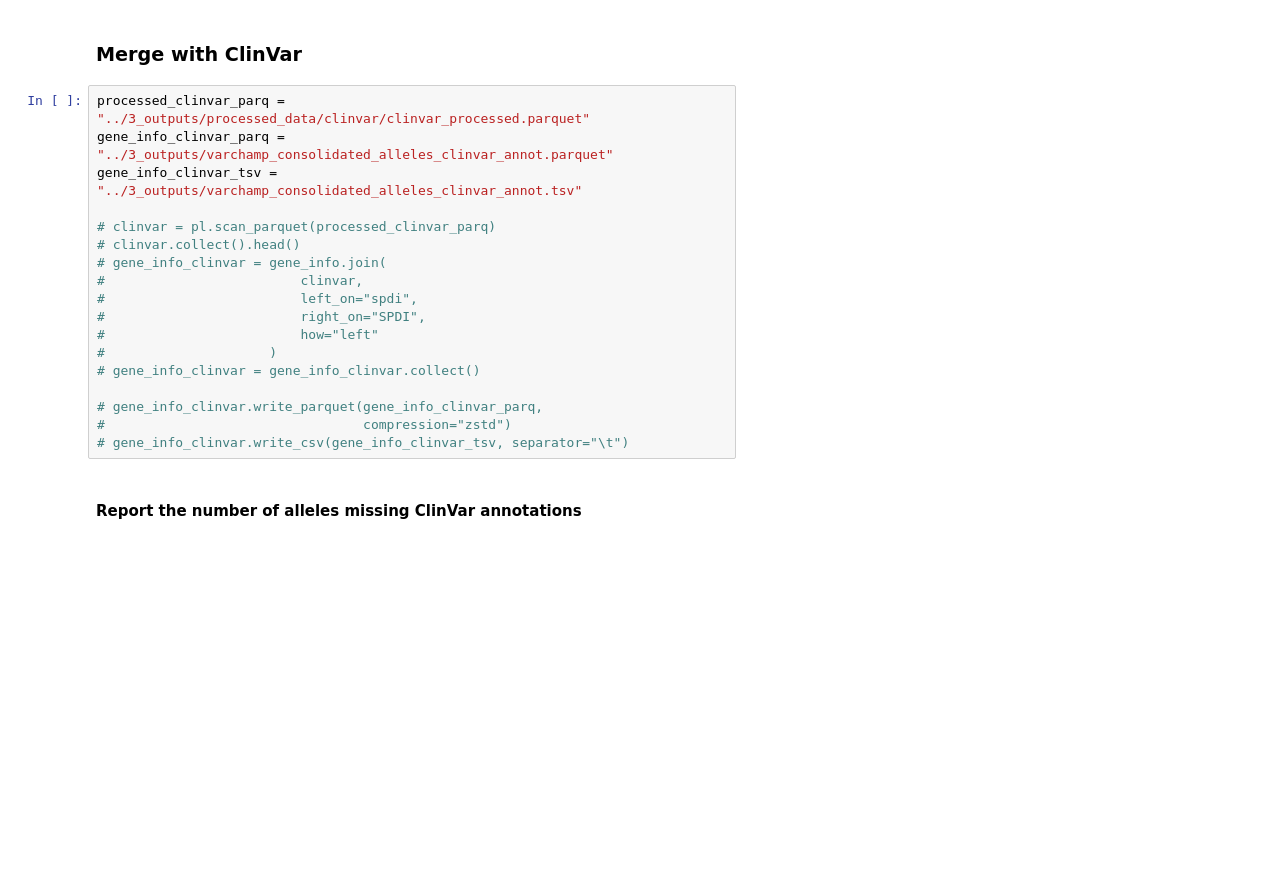
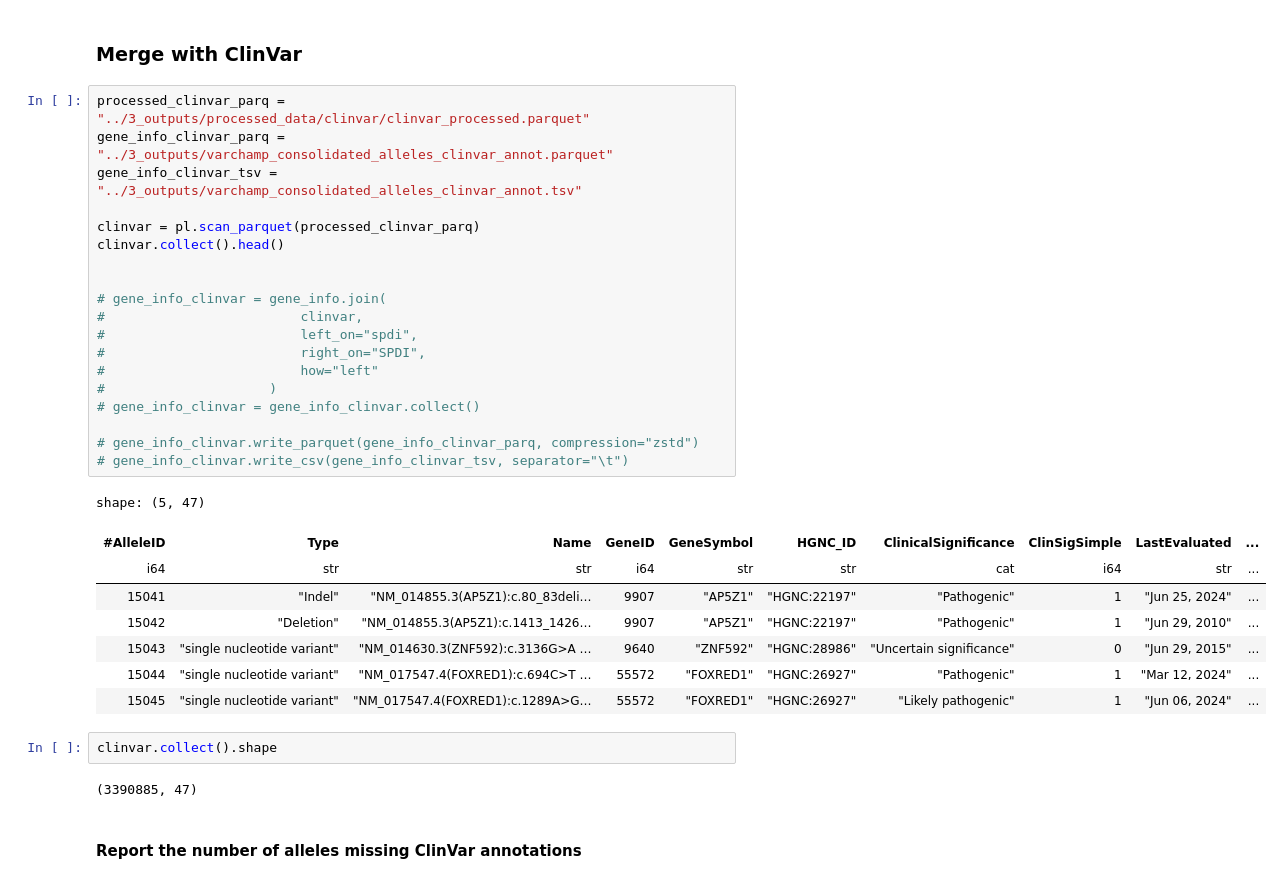
Before and after one commit to broadinstitute/2025_laval_submitted, a Jupyter notebook: 1_allele_collection/1_inputs/download_clinvar_gnomad.ipynb, the cells around one changed output. Cells and saved outputs as stored; diff of their text form; blank space fills up the shorter version.

Commit message:
Updating allele collection clinvar annotations and ai score clinvar annotations

```diff
--- a/1_allele_collection/1_inputs/download_clinvar_gnomad.ipynb
+++ b/1_allele_collection/1_inputs/download_clinvar_gnomad.ipynb
@@ -143,21 +206,35 @@ shape: (8_488, 17)
 # %%
 processed_clinvar_parq = "../3_outputs/processed_data/clinvar/clinvar_processed.parquet"
 gene_info_clinvar_parq = "../3_outputs/varchamp_consolidated_alleles_clinvar_annot.parquet"
 gene_info_clinvar_tsv = "../3_outputs/varchamp_consolidated_alleles_clinvar_annot.tsv"
 
-# clinvar = pl.scan_parquet(processed_clinvar_parq)
-# clinvar.collect().head()
+clinvar = pl.scan_parquet(processed_clinvar_parq)
+clinvar.collect().head()
+
+
 # gene_info_clinvar = gene_info.join(
 #                         clinvar,
 #                         left_on="spdi",
 #                         right_on="SPDI",
 #                         how="left"
 #                     )
 # gene_info_clinvar = gene_info_clinvar.collect()
 
-# gene_info_clinvar.write_parquet(gene_info_clinvar_parq,
-#                                 compression="zstd")
+# gene_info_clinvar.write_parquet(gene_info_clinvar_parq, compression="zstd")
 # gene_info_clinvar.write_csv(gene_info_clinvar_tsv, separator="\t")
+# %% [output]
+shape: (5, 47)
+| #AlleleID | Type | Name | GeneID | GeneSymbol | HGNC_ID | ClinicalSignificance | ClinSigSimple | LastEvaluated | ... |
+| i64 | str | str | i64 | str | str | cat | i64 | str | ... |
+| 15041 | "Indel" | "NM_014855.3(AP5Z1):c.80_83deli… | 9907 | "AP5Z1" | "HGNC:22197" | "Pathogenic" | 1 | "Jun 25, 2024" | ... |
+| 15042 | "Deletion" | "NM_014855.3(AP5Z1):c.1413_1426… | 9907 | "AP5Z1" | "HGNC:22197" | "Pathogenic" | 1 | "Jun 29, 2010" | ... |
+| 15043 | "single nucleotide variant" | "NM_014630.3(ZNF592):c.3136G>A … | 9640 | "ZNF592" | "HGNC:28986" | "Uncertain significance" | 0 | "Jun 29, 2015" | ... |
+| 15044 | "single nucleotide variant" | "NM_017547.4(FOXRED1):c.694C>T … | 55572 | "FOXRED1" | "HGNC:26927" | "Pathogenic" | 1 | "Mar 12, 2024" | ... |
+| 15045 | "single nucleotide variant" | "NM_017547.4(FOXRED1):c.1289A>G… | 55572 | "FOXRED1" | "HGNC:26927" | "Likely pathogenic" | 1 | "Jun 06, 2024" | ... |
+# %%
+clinvar.collect().shape
+# %% [output]
+(3390885, 47)
 # %% [markdown]
 #### Report the number of alleles missing ClinVar annotations
 # %%
```
Also changed, not shown: parts of 25 cells of this notebook, 6 other files.
